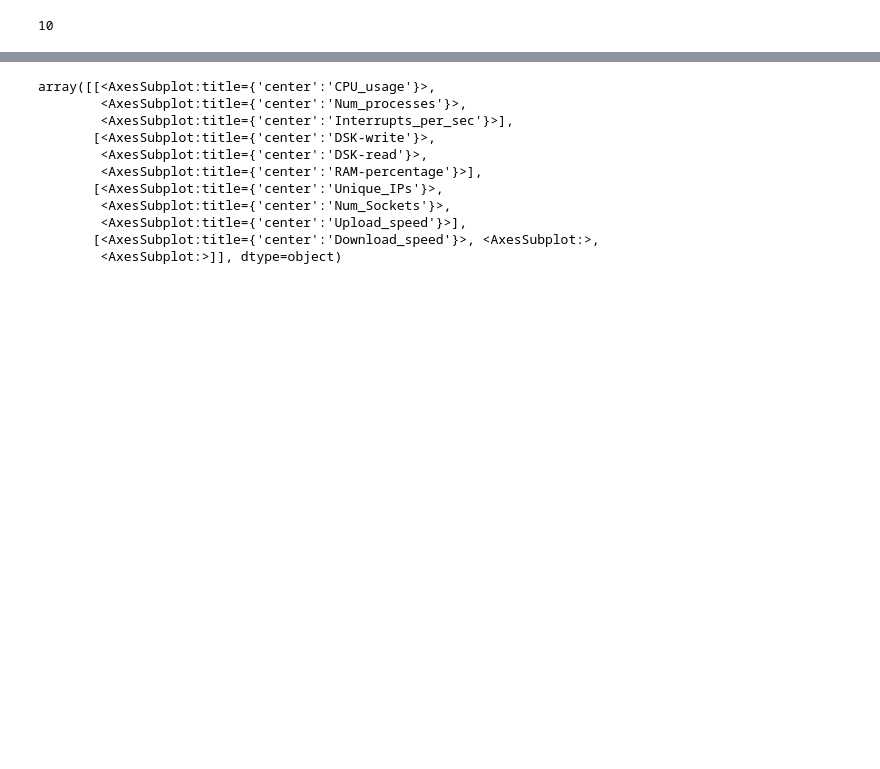
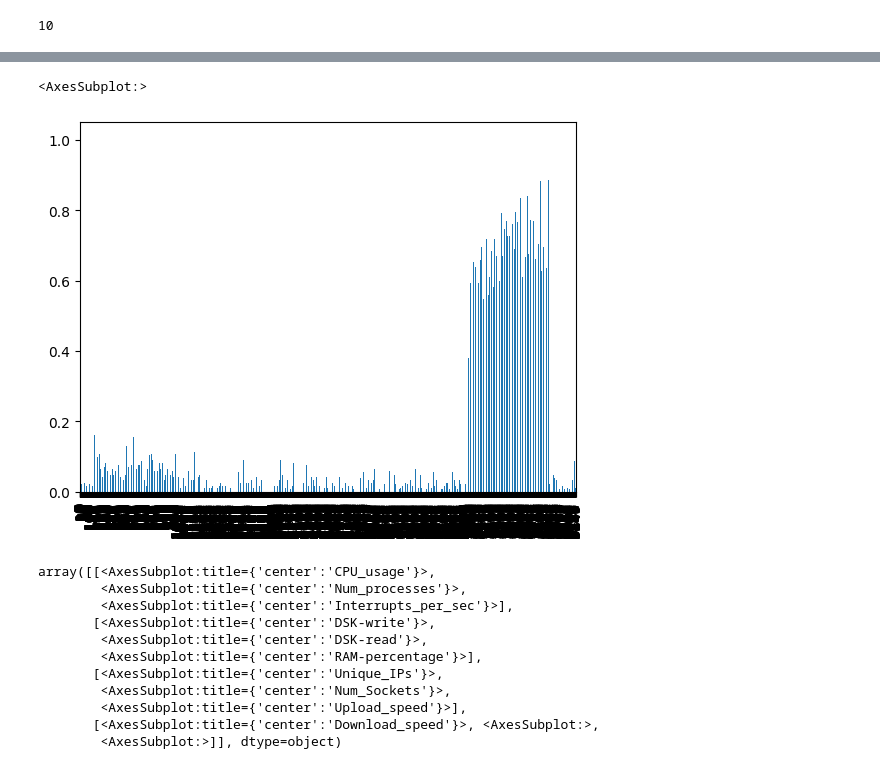
Before and after one commit to SmartSecLab/DDoS-detect., a Jupyter notebook: classifier.ipynb, the cells around one changed output, grey strips where cells are left out. Cells and saved outputs as stored; diff of their text form; code cells hidden in the pictures; blank space fills up the shorter version.

```diff
--- a/classifier.ipynb
+++ b/classifier.ipynb
@@ -197,3 +203,13 @@ plot_feature_importances(clf, X)
+# %%
+import numpy as np
+
+def NormalizeData(data):
+    return (data - np.min(data)) / (np.max(data) - np.min(data))
+
+NormalizeData(X['CPU_usage']).plot.bar()
+# %% [output]
+<AxesSubplot:>
+[figure, added]
 # %%
 X.hist()
 # %% [output]
```
Also changed, not shown: parts of 4 cells of this notebook.
